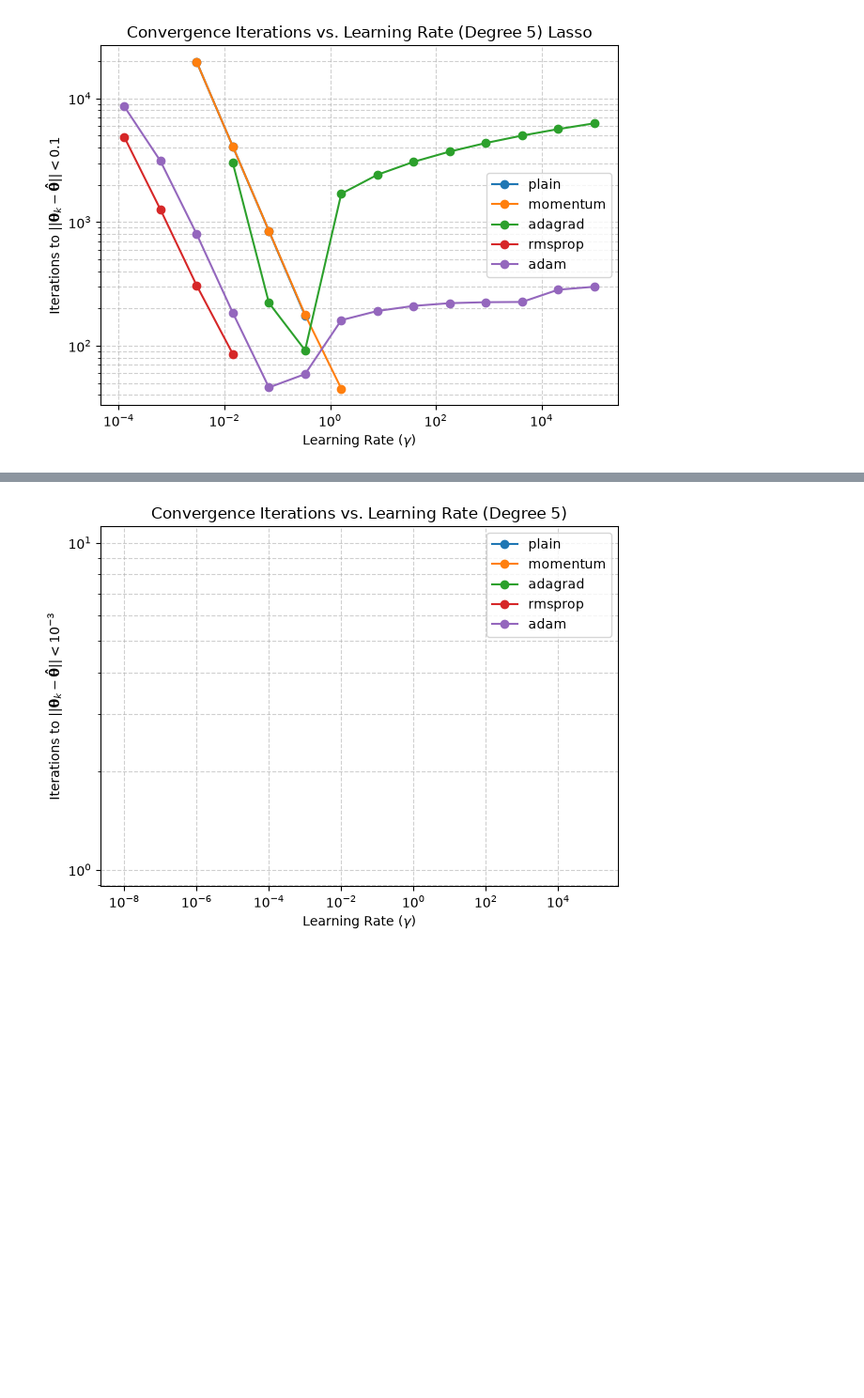
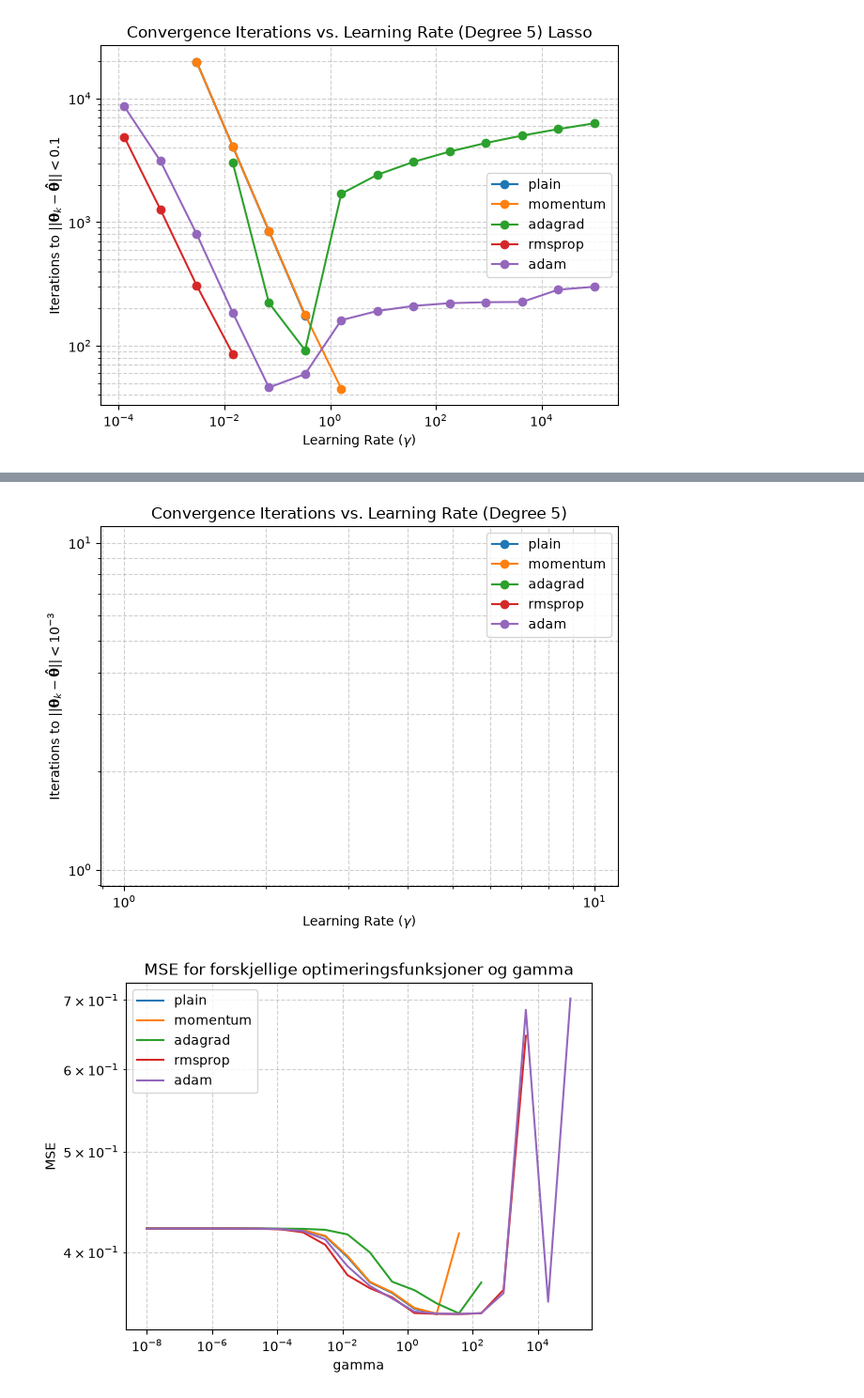
Before and after one commit to joska223/FYS-STK-4155-Prosjekt-1, a Jupyter notebook: prosjekt_1.ipynb, the cells around one changed output, grey strips where cells are left out. Shown at 94% size. Saved outputs shown, nothing was run; the diff lists cells and outputs as text; code cells hidden in the pictures; blank space fills up the shorter version.

```diff
--- a/prosjekt_1.ipynb
+++ b/prosjekt_1.ipynb
@@ -1162,7 +1162,7 @@ theta_exact_5 = lasso_model.fit(X5,y5).coef_
 #Resten skrevet av gemini med litt input fra meg:
 grad_5_fn = lambda theta: gradient(theta, X5, y5, lam = lbd) #<- ChatGPT fikset gradient i stedet for gradient_lasso
 max_iters = 20000
-target_tol = 0.01
+target_tol = 0.1
 
 methods = ["plain", "momentum", "adagrad", "rmsprop", "adam"]
 for method in methods:
@@ -1227,9 +1227,10 @@ def sgd(X, y, method="plain", n_epochs=50, batch_size=5, gamma=0.1, schedule=Non
     return np.array(history)
 # %%
 gamma_schedule = (0.1,10)
-X2, y2 = exercise_data(degree=2, n = 1000)
-X5, y5 = exercise_data(degree=5, n = 1000)
-history = sgd(X5, y5, "adam", n_epochs = 1000, batch_size = 10, schedule = (0.1,50))
+X2, y2 = exercise_data(degree=2, n = 100)
+X5, y5 = exercise_data(degree=5, n = 100)
+history = sgd(X5, y5, "momentum", n_epochs = 300, batch_size = 5, gamma = 0.0005)#, schedule = (10,10))
 print(history[-1])
 print(closed_form(X5, y5, 0))
+print(np.linalg.norm(history[-1]-closed_form(X5,y5, 0)))
 # %% [output]
@@ -1238,49 +1240,68 @@ print(closed_form(X5, y5, 0))
 # %%
 #h
+X2, y2 = exercise_data(degree=2, n = 100)
+X5, y5 = exercise_data(degree=5, n = 100)
+
 num = 20
 gammas = np.logspace(-8,5,num)
-n_epochs = 1
-batch_size = 100
+n_epochs = 1000
+batch_size = 5
 
 
 #Vary the learning rate:
 max_iters = 20000
-target_tol = 1
+target_tol = 0.001
 methods = ["plain", "momentum", "adagrad", "rmsprop", "adam"]
+
+mse = np.zeros((len(methods), num))
 
 
 grad_5_fn = lambda theta: gradient(theta, X5, y5, lam=0.0)
 theta_exact_5 = closed_form(X5, y5, 0.0)
-for method in methods:
+for j, method in enumerate (methods):
     iterations_to_target = np.zeros(num)
 
     for i, gamma in enumerate(gammas):
         theta0 = np.zeros(X5.shape[1])
 
         # Run full optimization budget without stopping on gradient
         gamma_schedule = (gamma, 10)
         history = sgd(X5, y5, method, n_epochs = n_epochs, batch_size = batch_size, schedule=gamma_schedule)
 
         # Compute exact error distance ||theta_k - theta_hat|| for each iteration step
         distances = np.linalg.norm(history - theta_exact_5, axis=1)
 
         # Find first iteration step reaching the threshold
         converged_steps = np.where(distances < target_tol)[0]
 
         if len(converged_steps) > 0:
             iterations_to_target[i] = converged_steps[0]
         else:
             # Set to max_iters (or np.nan) to indicate non-convergence
             iterations_to_target[i] = np.nan
 
+        mse[j][i] = np.mean((y2 - X5@history[-1])**2)
+        if mse[j][i] >1:
+            mse[j][i] = np.nan
+
     plt.loglog(gammas, iterations_to_target, marker="o", label=method)
 
 plt.xlabel(r"Learning Rate ($\gamma$)")
 plt.ylabel(r"Iterations to $||\mathbf{\theta}_k - \mathbf{\hat{\theta}}|| < 10^{-3}$")
 plt.title("Convergence Iterations vs. Learning Rate (Degree 5)")
 plt.grid(True, which="both", linestyle="--", alpha=0.6)
 plt.legend()
 plt.tight_layout()
 plt.show()
+
+for i, method in enumerate(methods):
+    plt.loglog(gammas, mse[i,:])
+plt.grid(True, which="both", linestyle="--", alpha=0.6)
+plt.title("MSE for forskjellige optimeringsfunksjoner og gamma")
+plt.legend(methods)
+plt.xlabel("gamma")
+plt.ylabel("MSE")
+plt.show()
 # %% [output]
-[figure, old version]
+[figure, new version]
+[figure, added]
```
Also changed, not shown: parts of 5 cells of this notebook.
